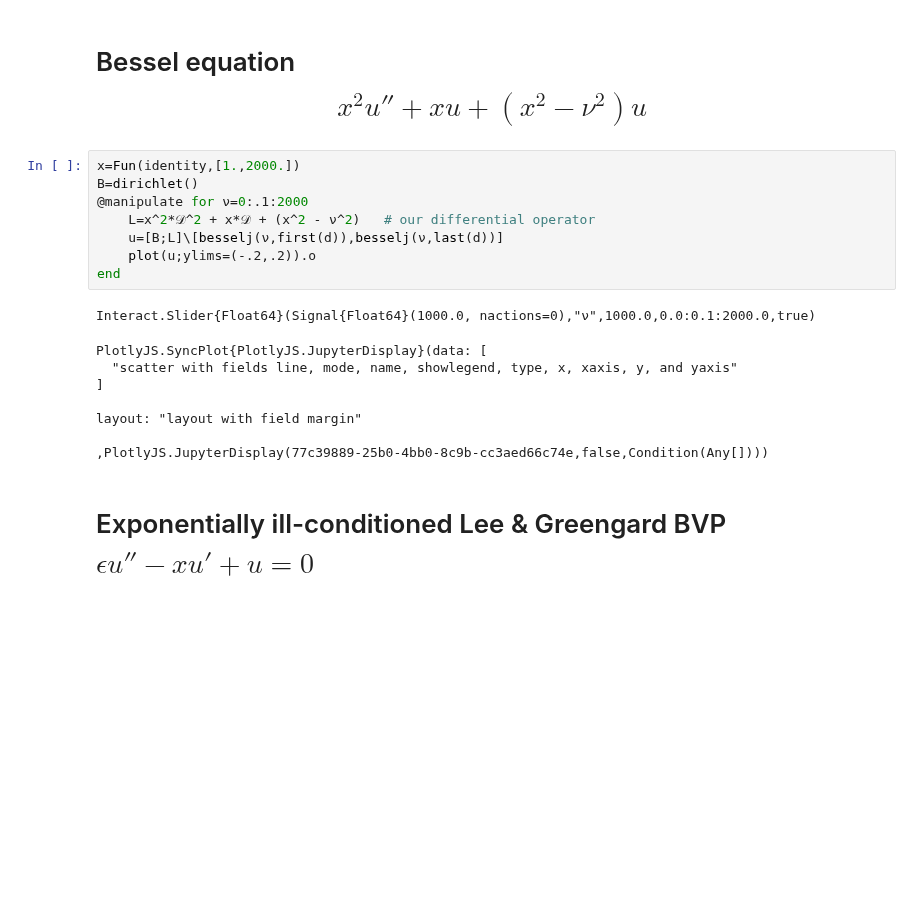
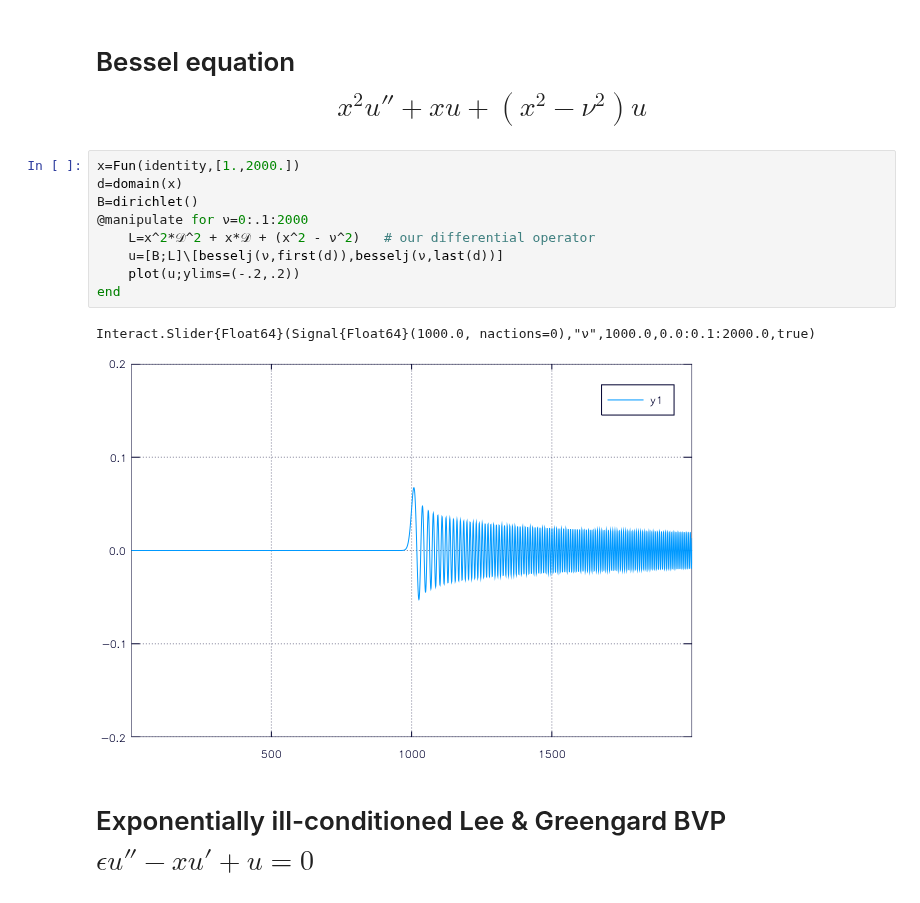
Before and after one commit to JuliaApproximation/ApproxFun.jl, a Jupyter notebook: examples/Manipulate ODEs and PDEs.ipynb, the cells around one changed output. Cells and saved outputs as stored; diff of their text form; blank space fills up the shorter version.

```diff
--- a/examples/Manipulate ODEs and PDEs.ipynb
+++ b/examples/Manipulate ODEs and PDEs.ipynb
@@ -29,21 +20,16 @@ layout: "layout with field margin"
 # Bessel equation $$x^2 u'' + x u + (x^2 - \nu^2)u$$
 # %%
 x=Fun(identity,[1.,2000.])
+d=domain(x)
 B=dirichlet()
 @manipulate for ν=0:.1:2000
 	L=x^2*𝒟^2 + x*𝒟 + (x^2 - ν^2)   # our differential operator
    	u=[B;L]\[besselj(ν,first(d)),besselj(ν,last(d))]
-    plot(u;ylims=(-.2,.2)).o
+    plot(u;ylims=(-.2,.2))
 end
 # %% [output]
 Interact.Slider{Float64}(Signal{Float64}(1000.0, nactions=0),"ν",1000.0,0.0:0.1:2000.0,true)
-PlotlyJS.SyncPlot{PlotlyJS.JupyterDisplay}(data: [
-  "scatter with fields line, mode, name, showlegend, type, x, xaxis, y, and yaxis"
-]
-
-layout: "layout with field margin"
-
-,PlotlyJS.JupyterDisplay(77c39889-25b0-4bb0-8c9b-cc3aed66c74e,false,Condition(Any[])))
+[figure, added]
 # %% [markdown]
 # Exponentially ill-conditioned Lee & Greengard BVP $\epsilon u'' - x u' + u = 0$
 # %%
```
Also changed, not shown: parts of 6 cells of this notebook, 7 other files.
